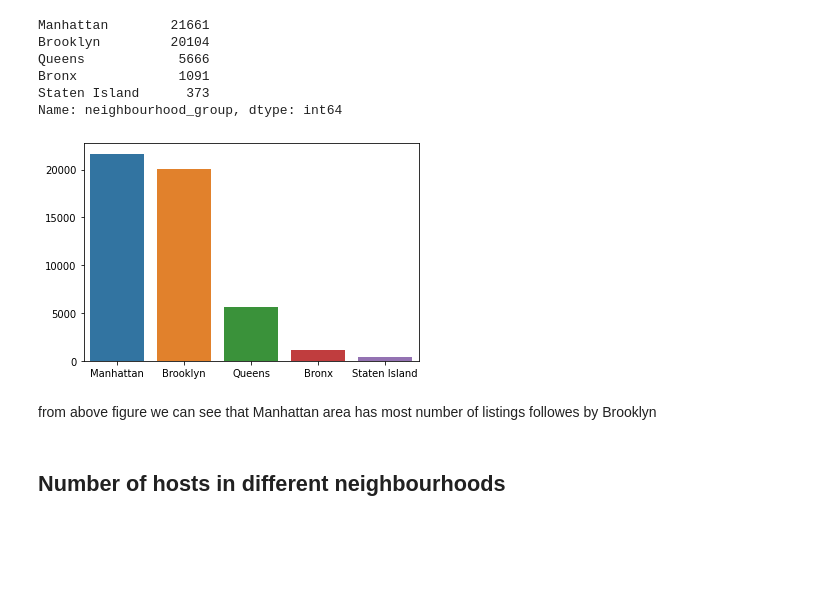
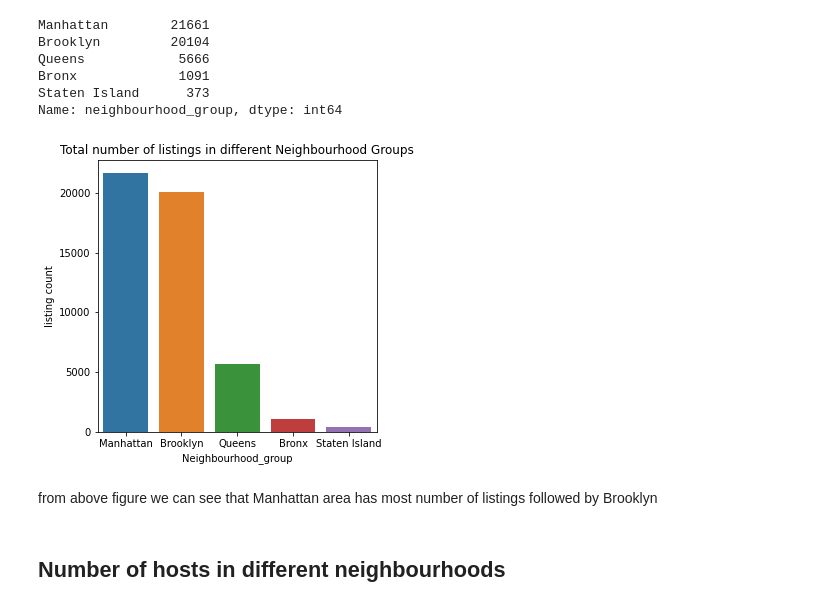
Before and after one commit to prabindebnath25/Airbnb-Bookings-Analysis---Capstone-Project, a Jupyter notebook: Solution_Airbnb Bookings Analysis - Capstone Project.ipynb, the cells around one changed output. Drawn from its saved outputs; the diff is of its cells as text; code cells hidden in the pictures; blank space fills up the shorter version.

```diff
--- a/Solution_Airbnb Bookings Analysis - Capstone Project.ipynb
+++ b/Solution_Airbnb Bookings Analysis - Capstone Project.ipynb
@@ -173,4 +173,5 @@ plt.show()
 sns.scatterplot(x= df.longitude, y= df.latitude, hue = df.room_type)
 plt.title('Room types in different areas')
 plt.plot()
+plt.rcParams['figure.figsize'] = 5,5
 # %% [output]
@@ -190,12 +190,15 @@ Staten Island      373
 Name: neighbourhood_group, dtype: int64
 # %%
 sns.barplot(x= df.neighbourhood_group.value_counts().index, y= df.neighbourhood_group.value_counts().values)
+plt.title('Total number of listings in different Neighbourhood Groups')
+plt.xlabel('Neighbourhood_group')
+plt.ylabel('listing count')
 plt.rcParams['figure.figsize'] = 5,5
 plt.show()
 # %% [output]
-[figure, old version]
+[figure, new version]
 # %% [markdown]
-from above figure we can see that Manhattan area has most number of listings followes by Brooklyn
+from above figure we can see that Manhattan area has most number of listings followed by Brooklyn
 # %% [markdown]
 ## Number of hosts in different neighbourhoods
 # %%
```
Also changed, not shown: parts of 27 cells of this notebook.
